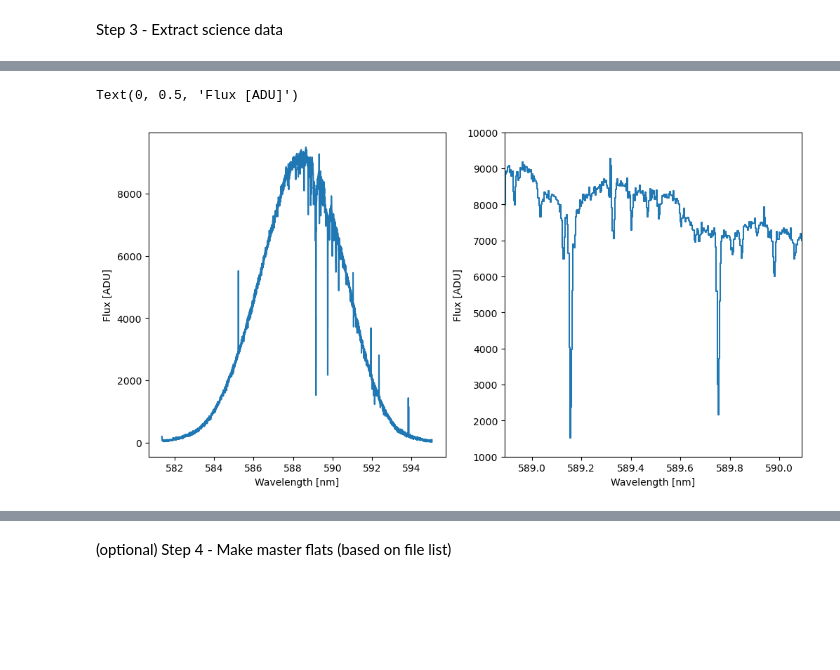
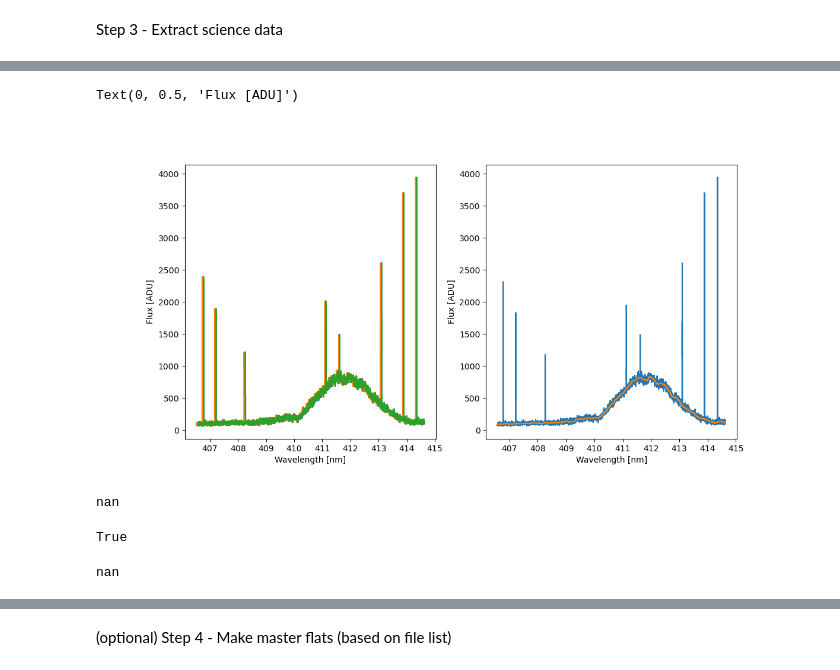
Before and after one commit to joakru-astro/veloce_reduction, a Jupyter notebook: veloce_reduction.ipynb, the cells around one changed output, grey strips where cells are left out. Saved outputs shown, nothing was run; the diff lists cells and outputs as text; code cells hidden in the pictures; blank space fills up the shorter version.

```diff
--- a/veloce_reduction.ipynb
+++ b/veloce_reduction.ipynb
@@ -61,14 +61,14 @@ config = {
     # secondary information for the reduction
     'arm': "all", # Which arm to reduce 'all', 'red', 'green' or 'blue'
     'amplifier_mode': 2, # 2 or 4
-    'sim_calib': False, # Flag indicating if simultaneous calibrations are used True or False
+    'sim_calib': True, # Flag indicating if simultaneous calibrations are used True or False
     'plot_diagnostic': True, # True or False
     'scattered_light': False, # try to remove scattered light True or False
-    'flat_field': False, # True or False
+    'flat_field': True, # True or False
 
     # part responsible for the paths
     'input_dir': os.path.join("/home/usqobserver2/VeloceData/WASP189b/"), # path to the directory with raw data (one in which the run directory is, i.e. input directory)
-    'output_dir': os.path.join("/home/usqobserver2/Joachim_veloce/Extracted_data", "WASP189b"), # path to the directory where extracted data will be stored (i.e. output directory)
+    'output_dir': os.path.join("/home/usqobserver2/Joachim_veloce/Extracted_data", "WASP189b_new_trace"), # path to the directory where extracted data will be stored (i.e. output directory)
     # below are paths where code will stor intermediet files and diagnostics
     # by default they are set as subdirectories of output directory with extracted data
     # blaze_dir: Default
@@ -188,7 +188,8 @@ def extract_run(target_list, config, veloce_paths, obs_list):
             #     veloce_reduction_tools.load_prefitted_wave(
             #         arm=arm, wave_calib_slice=traces.wave_calib_slice, wave_path=veloce_paths.wave_dir)
             # static_wave = veloce_reduction_tools.calibrate_orders_to_wave(None, Y0, COEFFS, traces=traces)
-            static_wave = pickle.load(open(os.path.join(veloce_paths.wave_dir, f'ThXe_wave_{date}_{arm}.pkl'), 'rb'))
+            print(os.path.join(veloce_paths.wave_dir, f'ThXe_wave_{config['date']}_{arm}.pkl'))
+            static_wave = pickle.load(open(os.path.join(veloce_paths.wave_dir, f'ThXe_wave_{config['date']}_{arm}.pkl'), 'rb'))
         # elif config['calib_type'] == 'Interpolate':
         #     wave_interp_base = veloce_wavecalib.load_wave_calibration_for_interpolation(target_list, obs_list, veloce_paths)
         else:
@@ -260,6 +261,6 @@ def extract_run(target_list, config, veloce_paths, obs_list):
 Step 3 - Extract science data
 # %%
 # output_path = veloce_paths.extracted_parent_dir
-veloce_extraction.extract_run(obs_list, config, veloce_paths, obs_list)
+extract_run(obs_list, config, veloce_paths, obs_list)
 # %% [output]
 red
@@ -290,3 +289,8 @@ Gain for quadrant 4: 1.01
 # %%
-filename = os.listdir(veloce_paths.extracted_dir)[0]
-wave, flux, hdr = veloce_reduction_tools.load_extracted_spectrum_fits(os.path.join(veloce_paths.extracted_dir, filename))
+filename = 'WASP-189b_veloce_blue_10apr10105.fits'
+# filename = 'WASP-189b_veloce_green_10apr20105.fits'
+# filename = 'WASP-189b_veloce_red_10apr30105.fits'
+# filename = os.listdir(veloce_paths.output_dir)[0]
+wave, flux, hdr = veloce_reduction_tools.load_extracted_spectrum_fits(os.path.join(veloce_paths.output_dir, filename))
+old_wave, old_flux, old_hdr = veloce_reduction_tools.load_extracted_spectrum_fits(os.path.join("/home/usqobserver2/Joachim_veloce/Extracted_data/WASP189b_old", filename))
+new_wave, new_flux, new_hdr = veloce_reduction_tools.load_extracted_spectrum_fits(os.path.join("/home/usqobserver2/Joachim_veloce/Extracted_data/WASP189b", filename))
@@ -293,13 +314,35 @@ wave, flux, hdr = veloce_reduction_tools.load_extracted_spectrum_fits(os.path.jo
 # %%
+order = 10
 fig, ax = plt.subplots(1,2, figsize=(12,6))
-ax[0].step(wave[1], flux[1], where='mid')
+ax[0].step(wave[order], flux[order], where='mid')
+ax[0].step(old_wave[order], old_flux[order], where='mid')
+ax[0].step(new_wave[order], new_flux[order], where='mid')
 ax[0].set_xlabel('Wavelength [nm]')
 ax[0].set_ylabel('Flux [ADU]')
-ax[1].step(wave[1], flux[1], where='mid')
-plt.xlim(588.89, 590.09)
-plt.ylim(1000, 10000)
+ax[1].step(wave[order], flux[order], where='mid')
+ax[1].step(wave[order], median_filter(flux[order], 51), where='mid')
+mask = flux[order] - median_filter(flux[order], 51) < median_filter(flux[order], 51) + 1.5*np.std(flux[order] - median_filter(flux[order], 51))
+ax[1].step(wave[order][mask], flux[order][mask], where='mid')
+
+# plt.xlim(588.89, 590.09)
+# plt.ylim(1000, 10000)
 ax[1].set_xlabel('Wavelength [nm]')
 ax[1].set_ylabel('Flux [ADU]')
 # %% [output]
 Text(0, 0.5, 'Flux [ADU]')
-[figure, old version]
+[figure, new version]
+# %%
+flux_order = flux[order][~np.isnan(flux[order])]
+mask = flux[order] - median_filter(flux[order], 51) < median_filter(flux[order], 51) + 1.5*np.std(flux[order] - median_filter(flux[order], 51))
+print(np.std(flux[order][mask]-median_filter(flux[order][mask], 51)))
+# %% [output]
+nan
+# %%
+np.any(np.isnan(old_flux[order]))
+# %% [output]
+True
+# %%
+mask = old_flux[order] - median_filter(old_flux[order], 51) < median_filter(old_flux[order], 51) + 1.5*np.std(old_flux[order] - median_filter(old_flux[order], 51))
+print(np.std(old_flux[order][mask]-median_filter(old_flux[order][mask], 51)))
+# %% [output]
+nan
```
Also changed, not shown: parts of 9 cells of this notebook, 10 other files.
